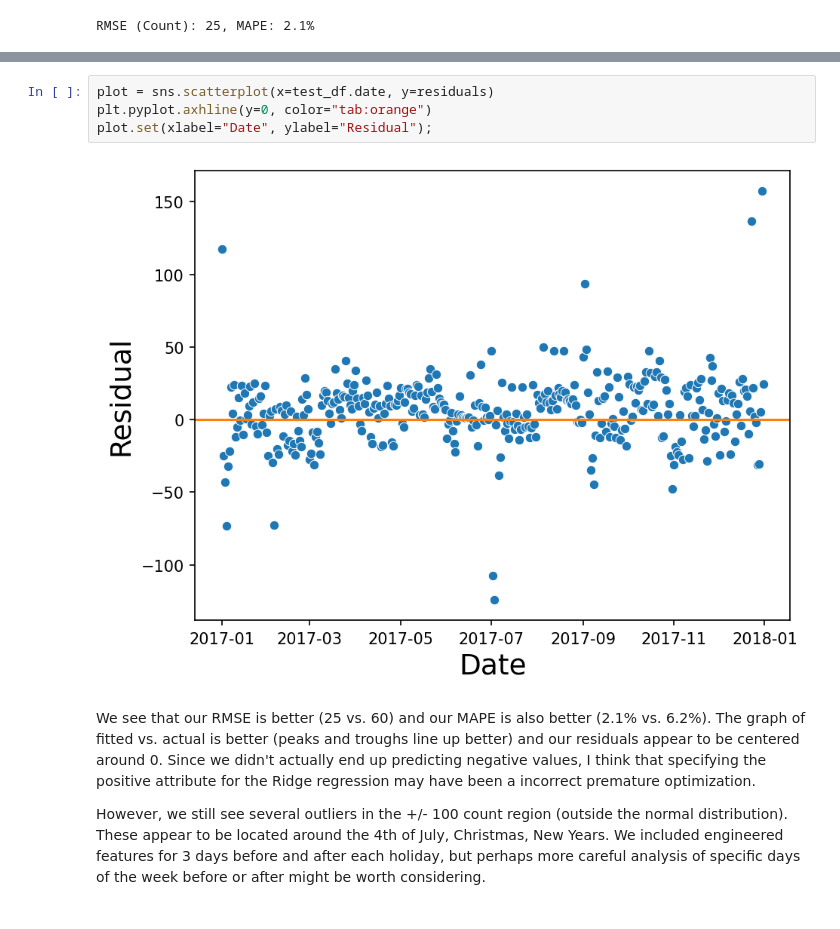
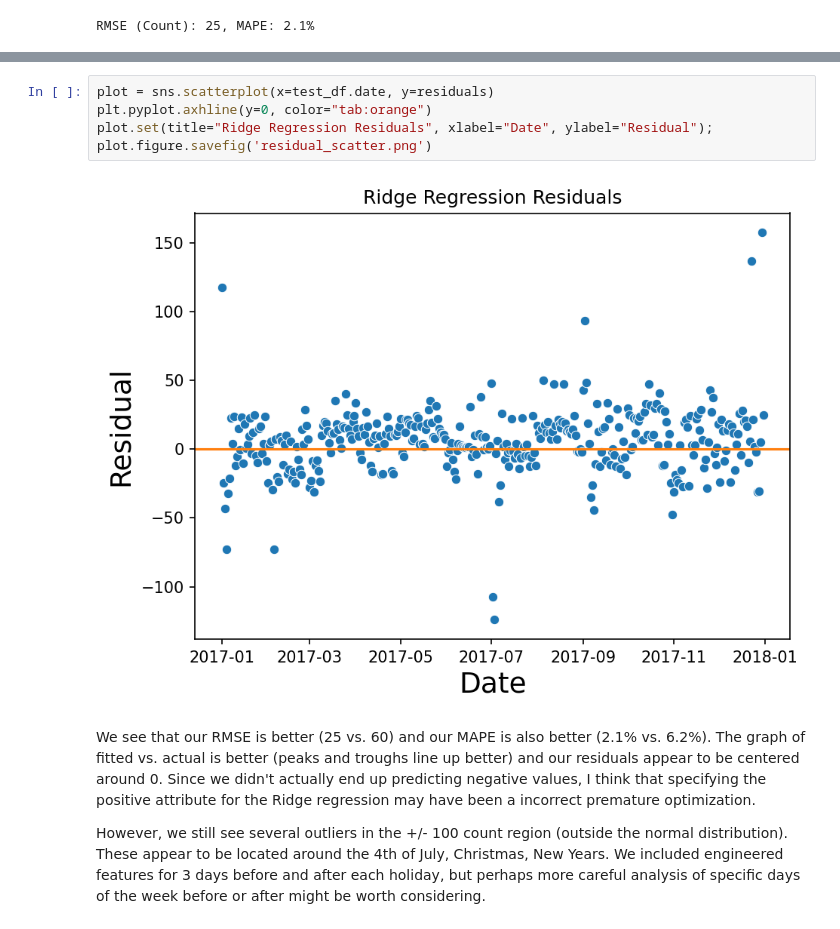
Before and after one commit to jmfb/CS5610, a Jupyter notebook: m5p5/M5 Project 5.2 - Trends.ipynb, the cells around one changed output, grey strips where cells are left out. Drawn from its saved outputs; the diff is of its cells as text.

```diff
--- a/m5p5/M5 Project 5.2 - Trends.ipynb
+++ b/m5p5/M5 Project 5.2 - Trends.ipynb
@@ -164,9 +170,10 @@ plot.set(title='Ridge Regression Residuals', xlabel='Residual');
 # %%
 plot = sns.scatterplot(x=test_df.date, y=residuals)
 plt.pyplot.axhline(y=0, color="tab:orange")
-plot.set(xlabel="Date", ylabel="Residual");
+plot.set(title="Ridge Regression Residuals", xlabel="Date", ylabel="Residual");
+plot.figure.savefig('residual_scatter.png')
 # %% [output]
-[figure, old version]
+[figure, new version]
 # %% [markdown]
 We see that our RMSE is better (25 vs. 60) and our MAPE is also better (2.1% vs. 6.2%).  The graph of fitted vs. actual is better (peaks and troughs line up better) and our residuals appear to be centered around 0.  Since we didn't actually end up predicting negative values, I think that specifying the positive attribute for the Ridge regression may have been a incorrect premature optimization.
 
```
Also changed, not shown: parts of 5 cells of this notebook.
